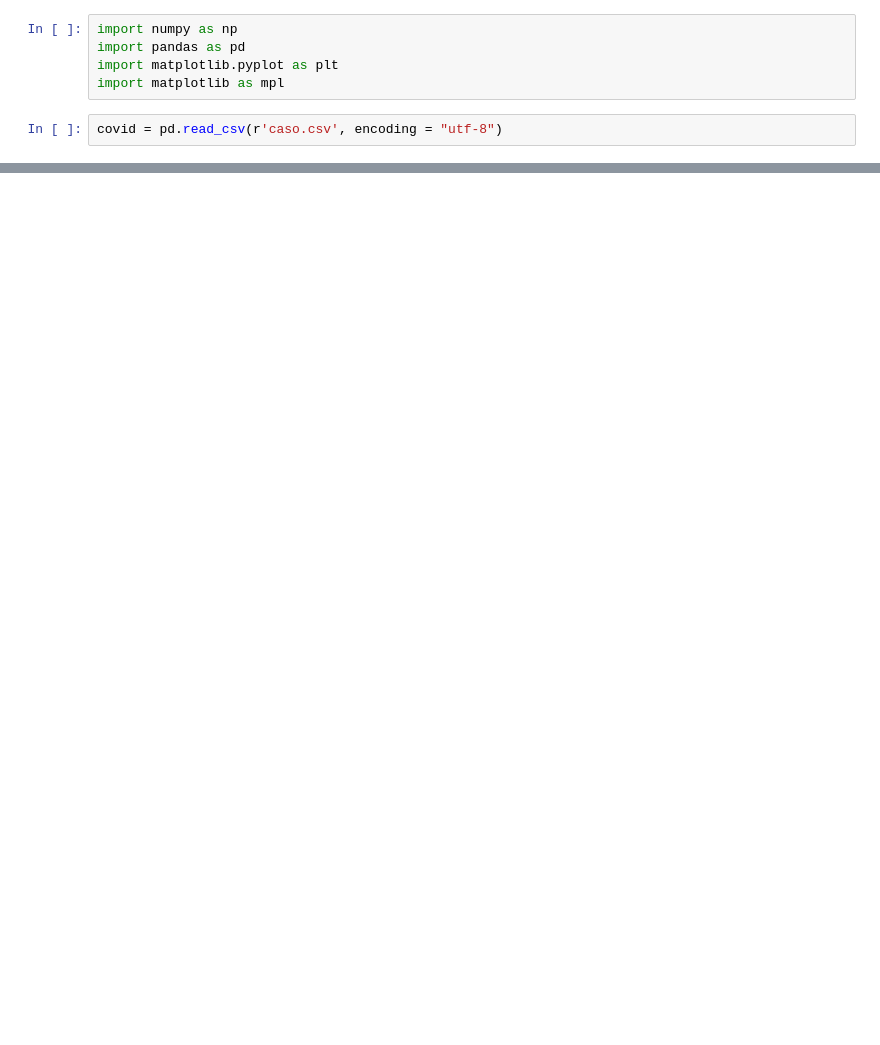
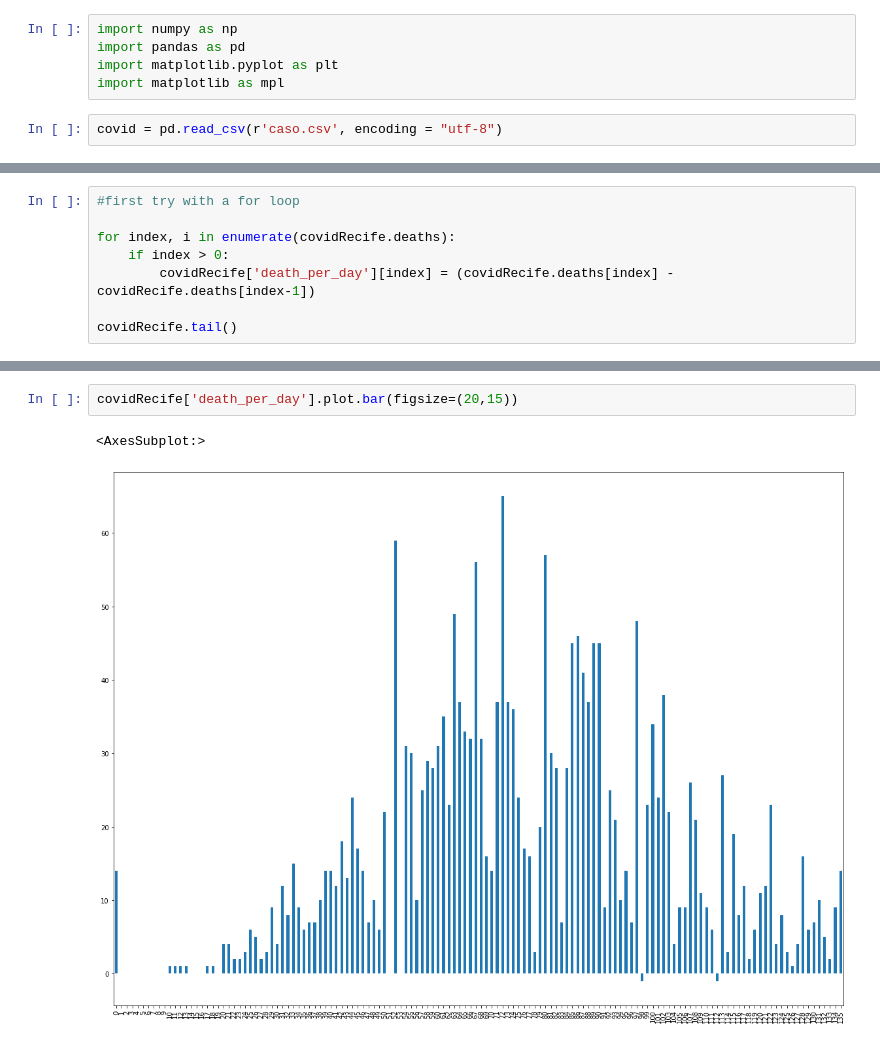
Before and after one commit to mathlimma/data-science-project-1, a Jupyter notebook: covid19.ipynb, the cells around one changed output, grey strips where cells are left out. Cells and saved outputs as stored; diff of their text form; blank space fills up the shorter version.

Commit message:
add: first steps to extract data

```diff
--- a/covid19.ipynb
+++ b/covid19.ipynb
@@ -24,0 +25,8 @@ plt.plot(((covid['city'] == 'Recife'))/len(covid['city']))
+# %%
+#first try with a for loop
+
+for index, i in enumerate(covidRecife.deaths):
+    if index > 0:
+        covidRecife['death_per_day'][index] = (covidRecife.deaths[index] - covidRecife.deaths[index-1])
+
+covidRecife.tail()
@@ -24,0 +40,5 @@ plt.plot(((covid['city'] == 'Recife'))/len(covid['city']))
+# %%
+covidRecife['death_per_day'].plot.bar(figsize=(20,15))
+# %% [output]
+<AxesSubplot:>
+[figure, added]
```
Also changed, not shown: parts of 6 cells of this notebook, 1 other file.
